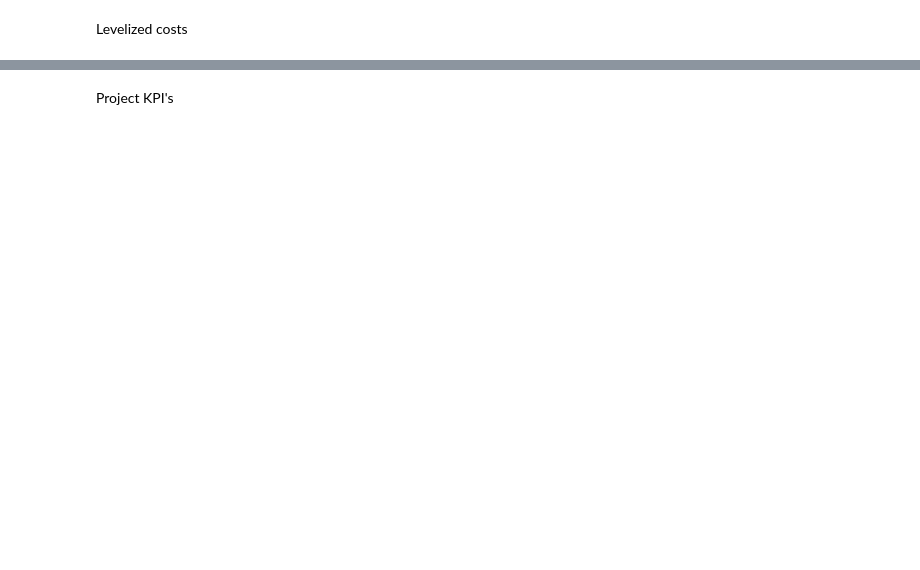
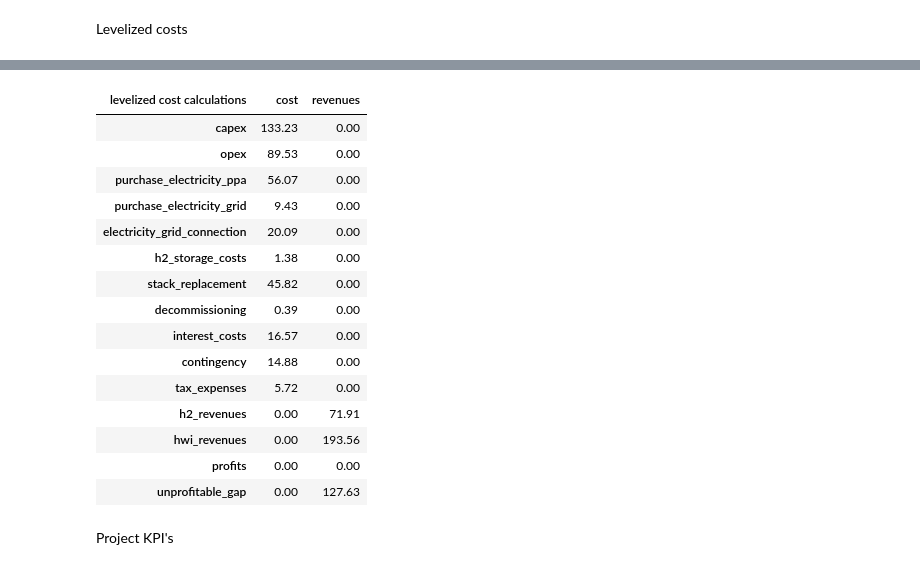
Before and after one commit to DinaBoer/NSE6, a Jupyter notebook: EL_working_file.ipynb, the cells around one changed output, grey strips where cells are left out. Drawn from its saved outputs; the diff is of its cells as text; code cells hidden in the pictures; blank space fills up the shorter version.

```diff
--- a/EL_working_file.ipynb
+++ b/EL_working_file.ipynb
@@ -1420,2 +860,64 @@ levelized_cost_and_revenues(el_capex_100mw,
+# %%
+def levelized_cost_and_revenues(**kwargs):
+    ''' This function creates a dataframe that contains the levelized costs and revenues'''
+
+    # Using **kwargs we can pass the dictionary of parameters from the input data file into the function here
+
+    # 1. Get the discounted cashflows
+    df_discounted = discounted_cashflows_for_levelized_cost(**kwargs)
+
+    # 2. Get the row names, except for total_hydrogen_produced
+    row_names_levelized_cost = df_discounted.index.tolist()
+    row_names_levelized_cost.remove('total_hydrogen_produced')
+
+    # 3. Construct df
+    df_levelized_cost = pd.DataFrame(0.0, index=row_names_levelized_cost, columns=['cost','revenues'])
+    df_levelized_cost.columns.name = "levelized cost calculations"
+
+    # 4. Calculate total discounted hydrogen production
+    total_hydrogen_production_sum = df_discounted.loc['total_hydrogen_produced'].sum()
+
+    # 5. Calculate the sum for every row
+    row_sums = df_discounted.loc[row_names_levelized_cost].sum(axis=1)
+
+    # 6. Arrange data over 'revenues' (if positive) and 'costs' (if negative)
+    # use facto 1E6 because cost&revenues are in MEUR
+    df_levelized_cost['revenues'] = np.where(row_sums>0, row_sums * 1E6 / total_hydrogen_production_sum, 0.0)
+    df_levelized_cost['cost'] = np.where(row_sums<0, -row_sums * 1E6 / total_hydrogen_production_sum, 0.0)
+
+    # 7. Calculate total costs and revenues
+    total_costs = df_levelized_cost['cost'].sum()
+    total_revenues = df_levelized_cost['revenues'].sum()
+
+    # 8. Calculate profits or unprofitable gap
+    df_levelized_cost.loc['profits'] = [0.0, 0.0]
+    if total_revenues > total_costs:
+        df_levelized_cost.loc['profits', 'cost'] = total_revenues - total_costs
+
+    df_levelized_cost.loc['unprofitable_gap'] = [0.0, 0.0]
+    if total_costs > total_revenues:
+        df_levelized_cost.loc['unprofitable_gap', 'revenues'] = total_costs - total_revenues
+
+
+    return df_levelized_cost
+# %%
+levelized_cost_and_revenues(**el_parameters).style.format(precision=2)
+# %% [output]
+| levelized cost calculations | cost | revenues |
+| capex | 133.23 | 0.00 |
+| opex | 89.53 | 0.00 |
+| purchase_electricity_ppa | 56.07 | 0.00 |
+| purchase_electricity_grid | 9.43 | 0.00 |
+| electricity_grid_connection | 20.09 | 0.00 |
+| h2_storage_costs | 1.38 | 0.00 |
+| stack_replacement | 45.82 | 0.00 |
+| decommissioning | 0.39 | 0.00 |
+| interest_costs | 16.57 | 0.00 |
+| contingency | 14.88 | 0.00 |
+| tax_expenses | 5.72 | 0.00 |
+| h2_revenues | 0.00 | 71.91 |
+| hwi_revenues | 0.00 | 193.56 |
+| profits | 0.00 | 0.00 |
+| unprofitable_gap | 0.00 | 127.63 |
 # %% [markdown]
 Project KPI's
```
Also changed, not shown: parts of 65 cells of this notebook, 3 other files.
